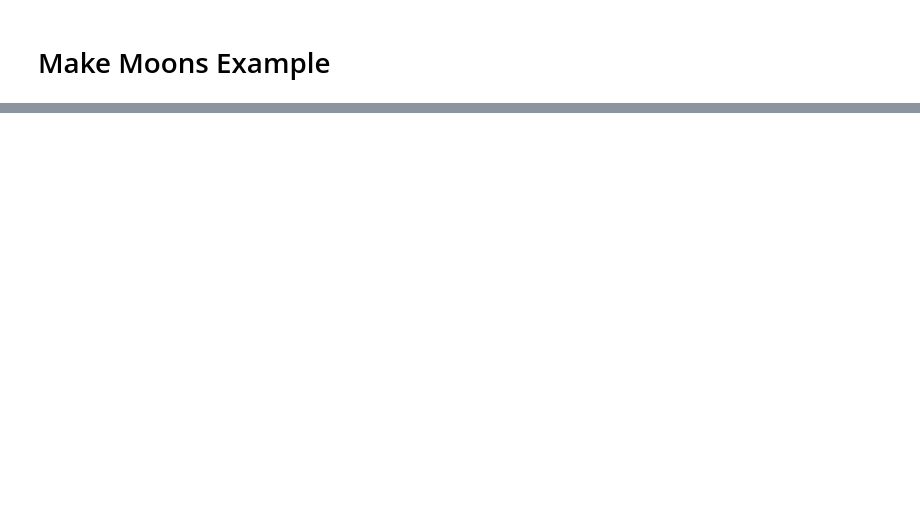
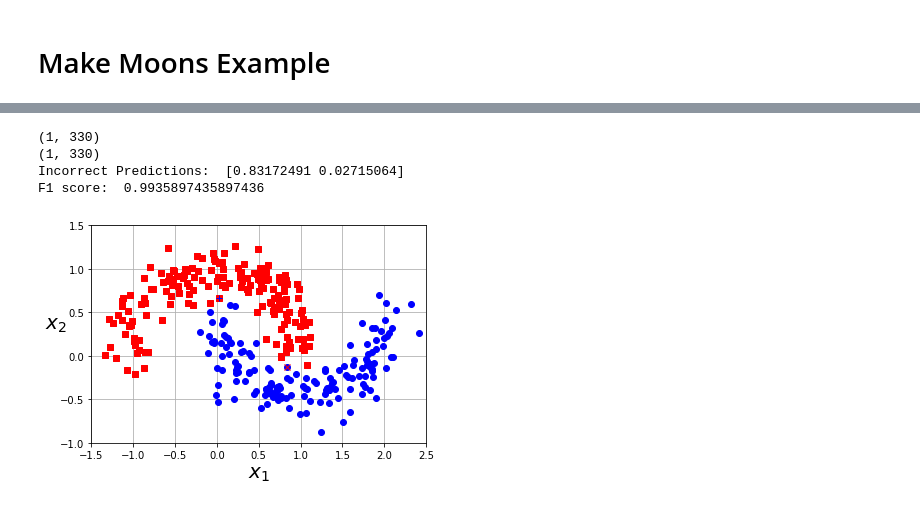
Before and after one commit to thomasCM23/DenseNeuralNet, a Jupyter notebook: 1_Basic_Example.ipynb, the cells around one changed output, grey strips where cells are left out. Drawn from its saved outputs; the diff is of its cells as text; code cells hidden in the pictures; blank space fills up the shorter version.

Commit message:
Testing and Fixing
Tested and fixed the activations and cost function

```diff
--- a/1_Basic_Example.ipynb
+++ b/1_Basic_Example.ipynb
@@ -52,25 +62,25 @@ plot_data_set(X, y, [-1.5, 2.5, -1, 1.5])
 # %%
 # Creating the optimizer, regularization, and loss function
-optimizer = nnet.Adam(learning_rate=0.001)
-regulizer = nnet.L2Regularization(lamda=0.5)
+optimizer = nnet.GradientDescent(learning_rate=0.01)
+regulizer = nnet.L2Regularization(lamda=0.1)
 loss_func = nnet.CrossEntropyLoss()
 # Creating new neural network
 newNet = nnet.Net(regularization=regulizer, optimizer=optimizer, cost_function=loss_func)
 # Adding input placeholder, which have the basic shape of the features of the input data
 input = newNet.input_placeholder(shape=(2, None))
 # Just showing all activations
-hidden1 = newNet.dense(input, numOfUnits=15, activation=nnet.Elu())
-hidden2 = newNet.dense(hidden1, numOfUnits=10, activation=nnet.LeakyRelu())
-hidden3 = newNet.dense(hidden2, numOfUnits=8, activation=nnet.Relu())
-hidden4 = newNet.dense(hidden3, numOfUnits=5, activation=nnet.Tanh())
+hidden1 = newNet.dense(input, numOfUnits=15, activation=nnet.Sigmoid())
+hidden2 = newNet.dense(hidden1, numOfUnits=10, activation=nnet.Sigmoid())
+hidden3 = newNet.dense(hidden2, numOfUnits=8, activation=nnet.Sigmoid())
+hidden4 = newNet.dense(hidden3, numOfUnits=5, activation=nnet.Sigmoid())
 output = newNet.dense(hidden4, numOfUnits=1, activation=nnet.Sigmoid())
 # %%
-num_epochs = 500
+num_epochs = 25000
 
 costs = []
 # Training for num_epochs
 for epoch in range(num_epochs):
-    _, loss = newNet.train(np.array(X_train).T, np.array(y_train).T)
+    _, loss = newNet.train(X_train, y_train)
     costs.append(loss)
     if( epoch % 50 == 0):
         print("------ Epoch: ", epoch, " ------")
@@ -79,14 +107,20 @@ for epoch in range(num_epochs):
 # %%
 # Predict using trained neural net
-pred_y = newNet.predict(np.array(X_test).T)
-pred_y = np.reshape(pred_y, (pred_y.shape[0],))
+pred_y = newNet.predict(X_test)
+print(pred_y.shape)
 
 # If Prediction is over .5 then class 1
 pred_y[pred_y >= .5] = 1
 pred_y[pred_y < .5] = 0
-
-print("Incorrect Predictions: ", X_test[:, :][y_test != pred_y])
-print("F1 score: ", f1_score(y_test, pred_y))
+print(y_test.shape)
+print("Incorrect Predictions: ", X_test[0, y_test[0,:] != pred_y[0,:]])
+print("F1 score: ", f1_score(y_test[0,:], pred_y[0,:]))
 plot_prediction(X_test, y_test, pred_y, [-1.5, 2.5, -1, 1.5])
+# %% [output]
+(1, 330)
+(1, 330)
+Incorrect Predictions:  [0.83172491 0.02715064]
+F1 score:  0.9935897435897436
+[figure, added]
 # %%
 plot_cost(costs)
```
Also changed, not shown: parts of 15 cells of this notebook, 10 other files.
